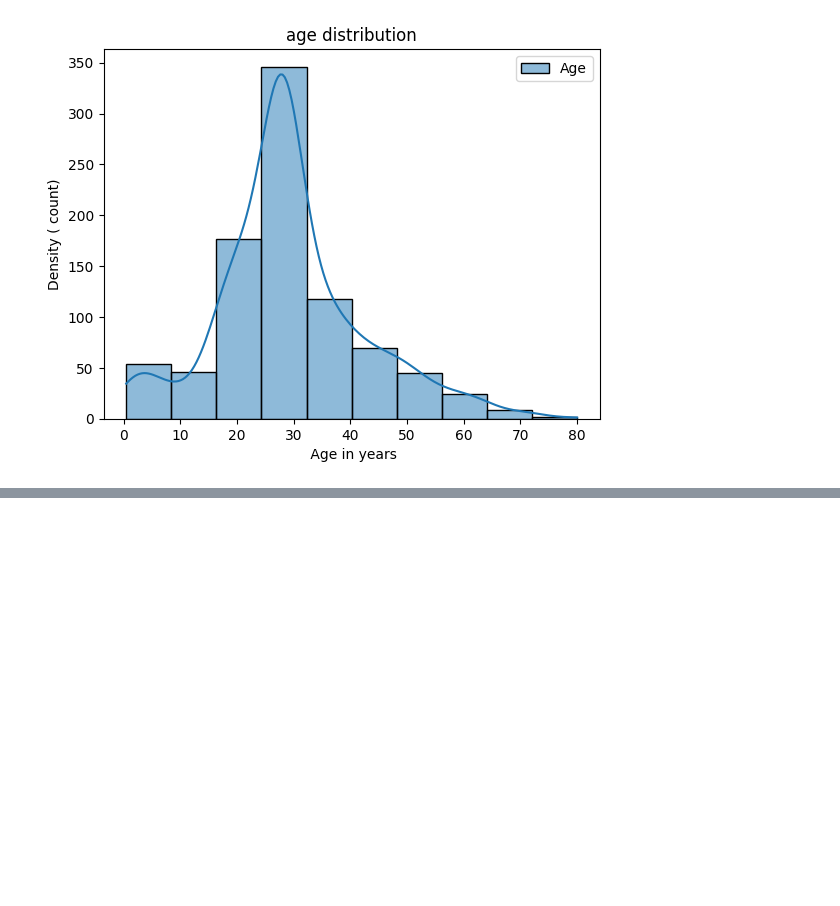
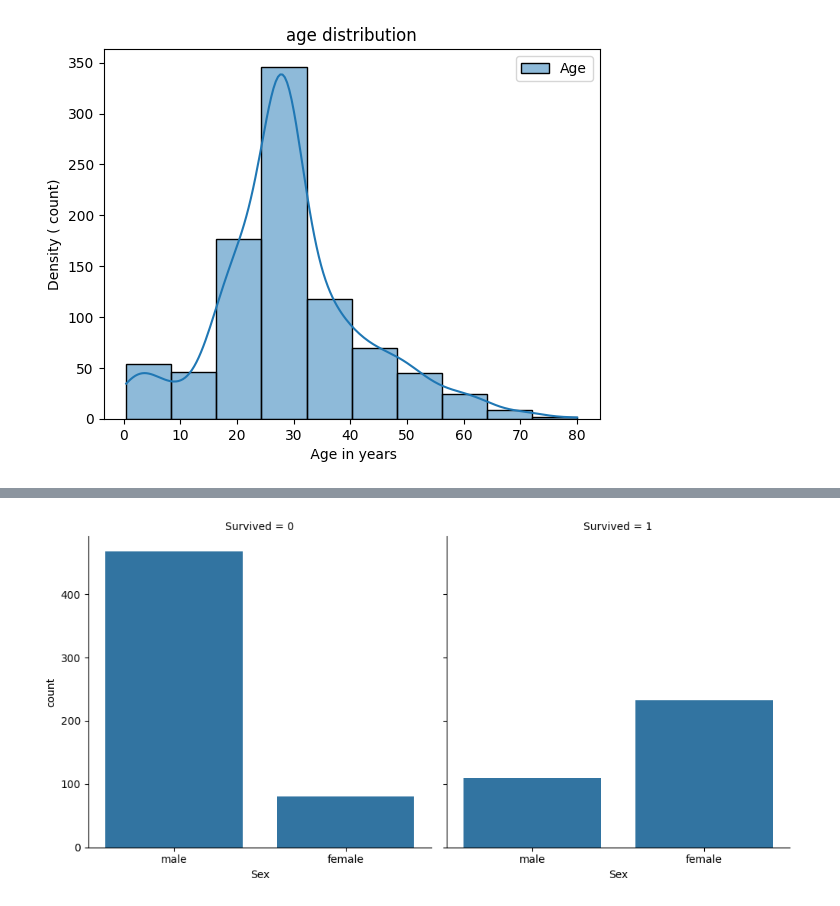
Before and after one commit to Tariqul18033/Titanic---Machine-Learning, a Jupyter notebook: Titanic.ipynb, the cells around one changed output, grey strips where cells are left out. Saved outputs shown, nothing was run; the diff lists cells and outputs as text; code cells hidden in the pictures; blank space fills up the shorter version.

```diff
--- a/Titanic.ipynb
+++ b/Titanic.ipynb
@@ -64,0 +74,4 @@ plt.show()
+# %%
+sns.catplot(x='Sex', col='Survived', kind='count', data=df);
+# %% [output]
+[figure, added]
```
Also changed, not shown: parts of 23 cells of this notebook.
